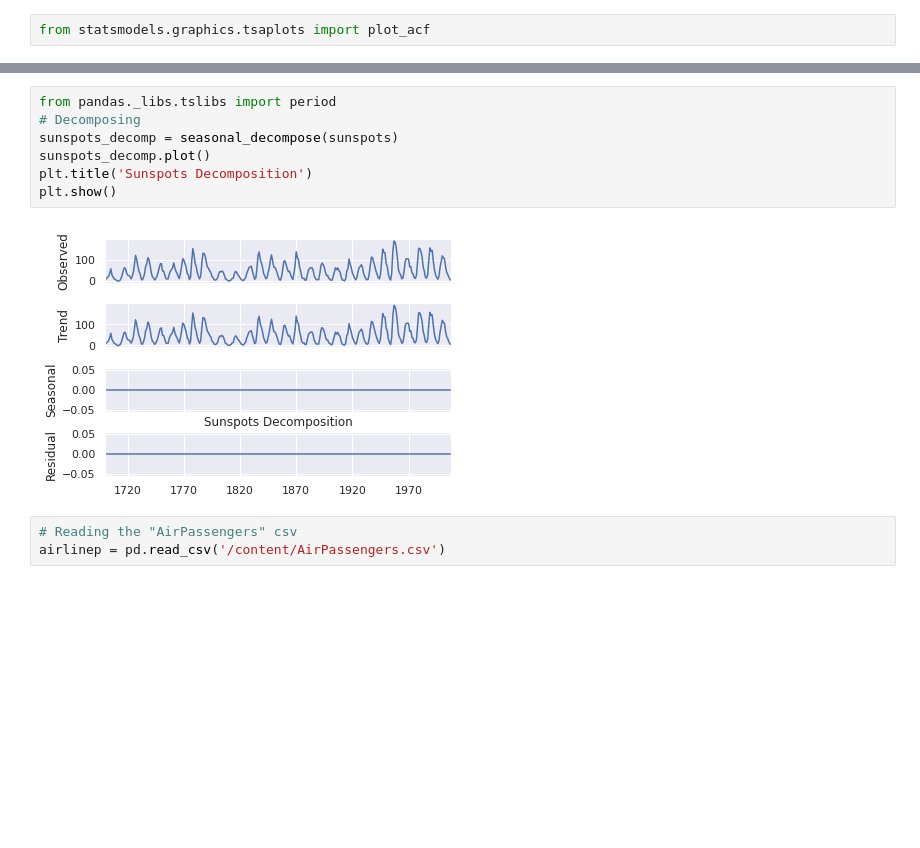
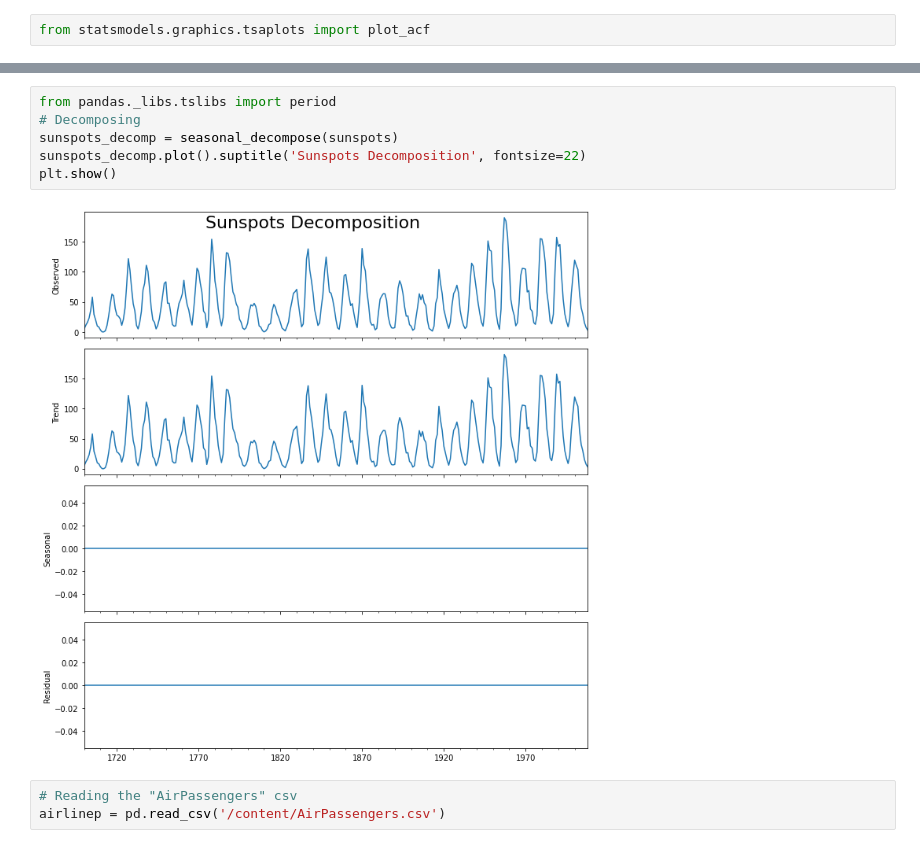
Before and after one commit to ttb-git/berkeley-engr-Practical-assignment1, a Jupyter notebook: try_it_10_1_starter_TB_Solved.ipynb, the cells around one changed output, grey strips where cells are left out. Saved outputs shown, nothing was run; the diff lists cells and outputs as text; blank space fills up the shorter version.

```diff
--- a/try_it_10_1_starter_TB_Solved.ipynb
+++ b/try_it_10_1_starter_TB_Solved.ipynb
@@ -94,12 +94,11 @@ Text(0.5, 1.0, 'Sunspots Autocorrelation')
 # %%
 from pandas._libs.tslibs import period
 # Decomposing
 sunspots_decomp = seasonal_decompose(sunspots)
-sunspots_decomp.plot()
-plt.title('Sunspots Decomposition')
+sunspots_decomp.plot().suptitle('Sunspots Decomposition', fontsize=22)
 plt.show()
 # %% [output]
-[figure, old version]
+[figure, new version]
 # %%
 # Reading the "AirPassengers" csv
 airlinep = pd.read_csv('/content/AirPassengers.csv')
```
Also changed, not shown: parts of 10 cells of this notebook.
